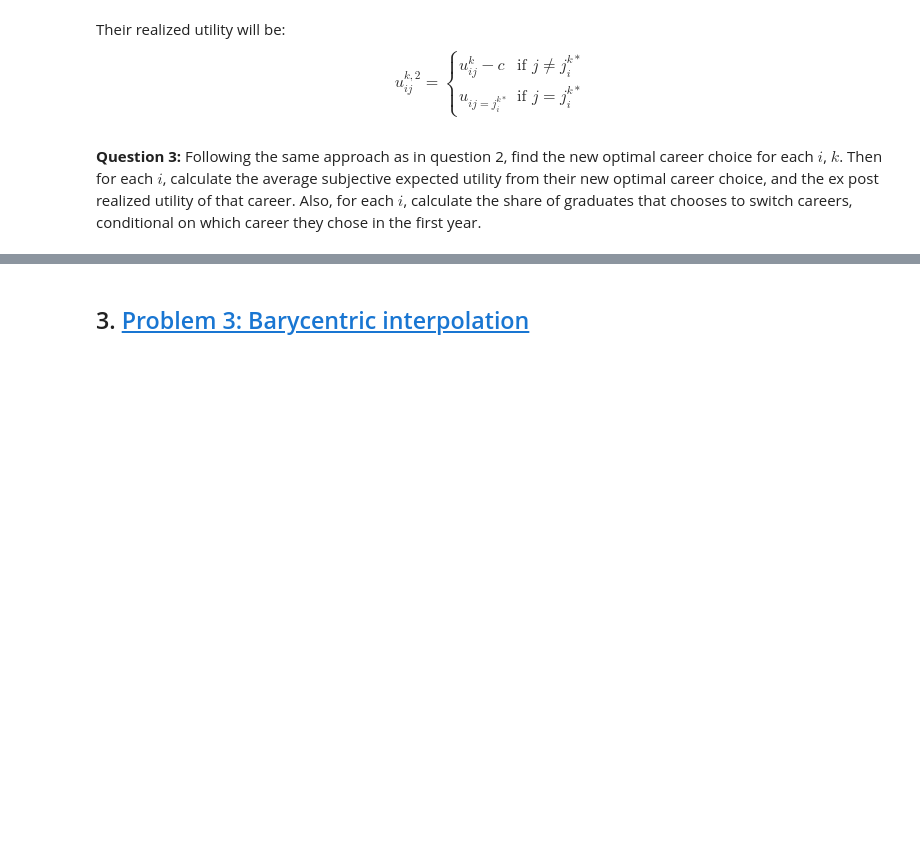
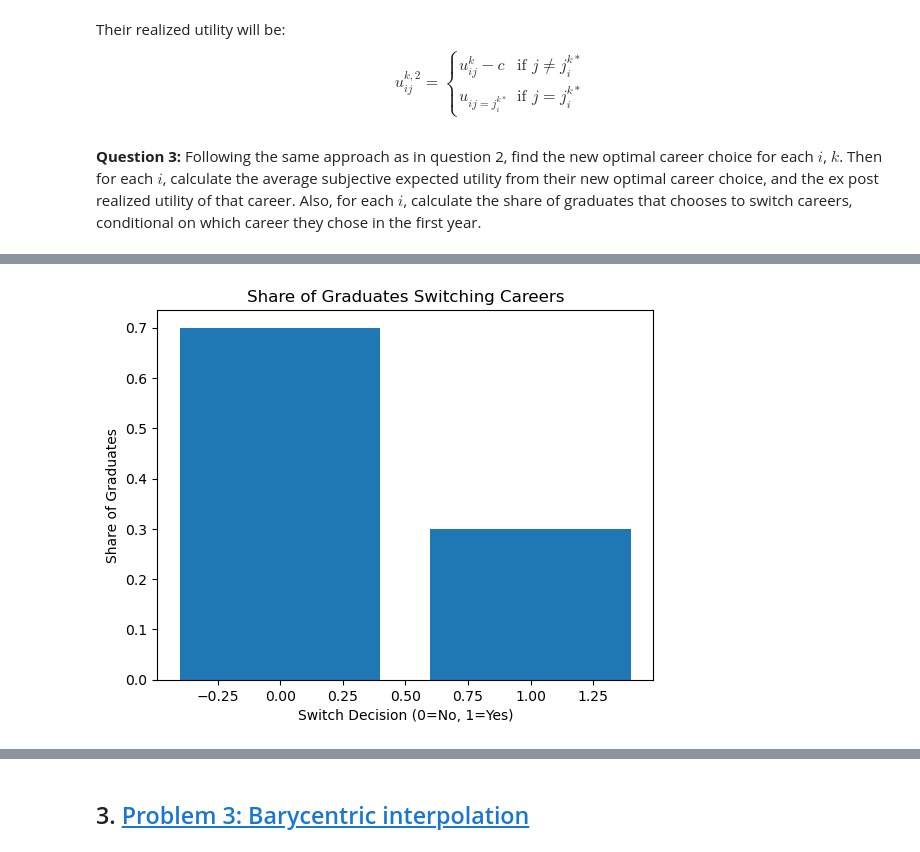
Before and after one commit to NumEconCopenhagen/projects-2024-mikkel-nikolas, a Jupyter notebook: Examproject/exam_2024.ipynb, the cells around one changed output, grey strips where cells are left out. Drawn from its saved outputs; the diff is of its cells as text; code cells hidden in the pictures; blank space fills up the shorter version.

```diff
--- a/Examproject/exam_2024.ipynb
+++ b/Examproject/exam_2024.ipynb
@@ -539,0 +431,87 @@ plt.show()
+# %%
+import numpy as np
+import matplotlib.pyplot as plt
+from types import SimpleNamespace
+
+# Initialize arrays to store initial results
+chosen_careers = np.zeros(par.N, dtype=int)
+prior_expected_utilities = np.zeros(par.N)
+realized_utilities = np.zeros(par.N)
+
+# Simulate initial career choices
+for i in range(par.N):
+    fi = friends[i]
+    prior_utility = np.zeros(par.J)
+
+    for j in range(par.J):
+        epsilon_friends = np.random.normal(0, par.sigma, fi)
+        prior_utility[j] = par.v[j] + np.mean(epsilon_friends)
+
+    epsilon_personal = np.random.normal(0, par.sigma, par.J)
+    utilities_personal = prior_utility + epsilon_personal
+
+    chosen_career = np.argmax(utilities_personal)
+    chosen_careers[i] = chosen_career
+    prior_expected_utilities[i] = utilities_personal[chosen_career]
+    realized_utilities[i] = par.v[chosen_career] + epsilon_personal[chosen_career]
+
+# Initialize arrays for new career choices after one year
+new_chosen_careers = np.zeros(par.N, dtype=int)
+new_expected_utilities = np.zeros(par.N)
+new_realized_utilities = np.zeros(par.N)
+switch_decisions = np.zeros(par.N, dtype=int)
+
+# Simulate new career choices after one year
+for i in range(par.N):
+    current_career = chosen_careers[i]
+    current_utility = realized_utilities[i]
+
+    prior_utility = np.zeros(par.J)
+    for j in range(par.J):
+        if j != current_career:
+            epsilon_friends = np.random.normal(0, par.sigma, friends[i])
+            prior_utility[j] = par.v[j] + np.mean(epsilon_friends) - par.c
+        else:
+            prior_utility[j] = current_utility
+
+    epsilon_personal = np.random.normal(0, par.sigma, par.J)
+    utilities_personal = prior_utility + epsilon_personal
+
+    new_career = np.argmax(utilities_personal)
+    new_chosen_careers[i] = new_career
+    new_expected_utilities[i] = utilities_personal[new_career]
+    new_realized_utilities[i] = par.v[new_career] + epsilon_personal[new_career]
+    switch_decisions[i] = int(new_career != current_career)
+
+# Calculate the share of graduates switching careers
+switch_counts = np.bincount(switch_decisions) / par.N
+
+# Visualization
+# Share of graduates switching careers
+plt.bar([0, 1], switch_counts)
+plt.xlabel('Switch Decision (0=No, 1=Yes)')
+plt.ylabel('Share of Graduates')
+plt.title('Share of Graduates Switching Careers')
+plt.show()
+
+# Average subjective expected utility of the new optimal career choice
+plt.plot(range(par.N), new_expected_utilities, marker='o')
+plt.xlabel('Graduate')
+plt.ylabel('Average Subjective Expected Utility')
+plt.title('Average Subjective Expected Utility of New Optimal Career Choice')
+plt.show()
+
+# Average ex post realized utility of the new optimal career choice
+plt.plot(range(par.N), new_realized_utilities, marker='o')
+plt.xlabel('Graduate')
+plt.ylabel('Average Ex Post Realized Utility')
+plt.title('Average Ex Post Realized Utility of New Optimal Career Choice')
+plt.show()
+
+# Print the results
+print("New Chosen Careers for each graduate:", new_chosen_careers)
+print("New Expected Utilities for each graduate:", new_expected_utilities)
+print("New Realized Utilities for each graduate:", new_realized_utilities)
+print("Switch Decisions for each graduate:", switch_decisions)
+# %% [output]
+[figure, added]
```
Also changed, not shown: parts of 6 cells of this notebook.
